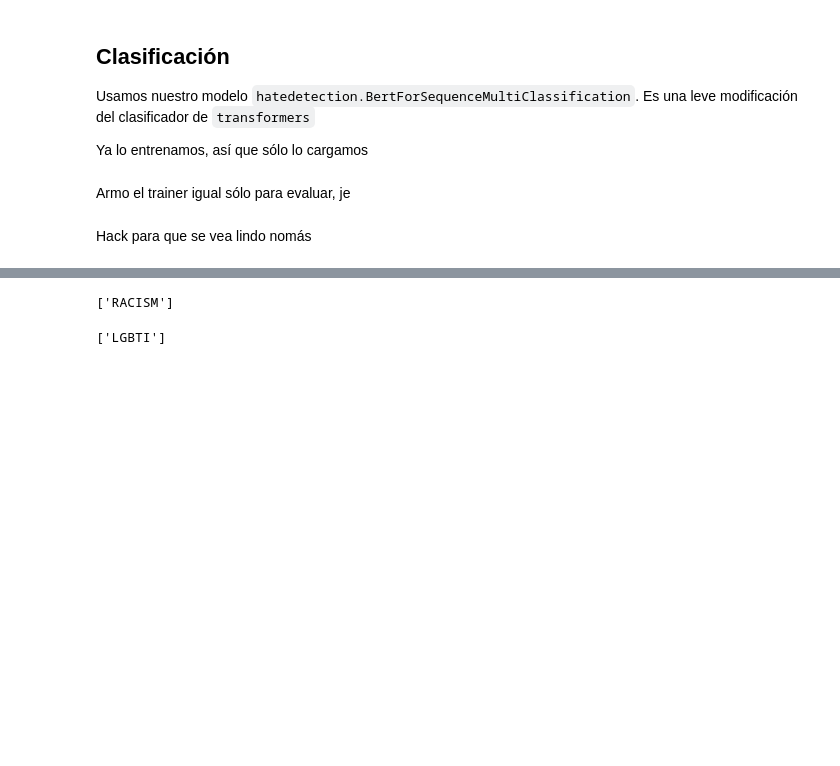
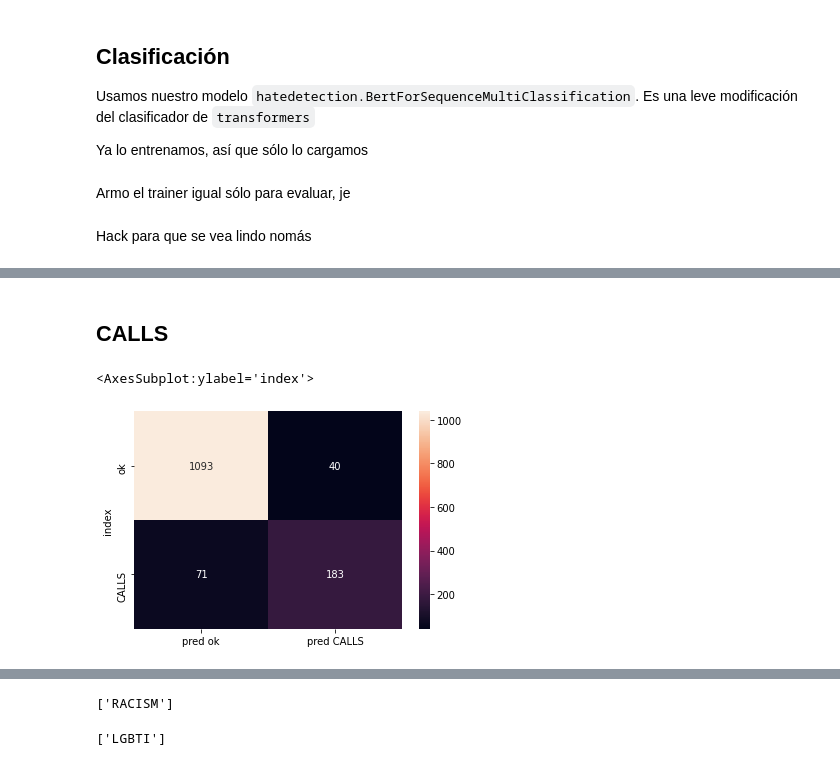
Before and after one commit to finiteautomata/contextualized-hatespeech-classification, a Jupyter notebook: notebooks/Base Multioutput Classifier.ipynb, the cells around one changed output, grey strips where cells are left out. Cells and saved outputs as stored; diff of their text form; code cells hidden in the pictures; blank space fills up the shorter version.

```diff
--- a/notebooks/Base Multioutput Classifier.ipynb
+++ b/notebooks/Base Multioutput Classifier.ipynb
@@ -215,0 +218,4 @@ df_results.T
+# %%
+pred_output = trainer.predict(dev_dataset)
+
+pred_output.predictions.shape
@@ -215,0 +275,35 @@ df_results.T
+# %% [markdown]
+## CALLS
+# %%
+import seaborn as sns
+from sklearn.metrics import confusion_matrix
+
+cat = "CALLS"
+pred_cat = "pred_" + cat
+
+cm = pd.DataFrame(
+    confusion_matrix(dev_df[cat], dev_df[pred_cat])
+)
+
+cm.columns = ["pred ok", "pred "+cat]
+
+cm["index"] = ["ok", cat]
+
+cm.set_index("index", inplace=True)
+
+normalized = cm
+#normalized = (cm - cm.mean(axis=0)) / cm.std(axis=0)
+
+
+false_negatives = dev_df.loc[((~dev_df[pred_cat]) & (dev_df[cat])) != 0]
+
+false_positives = dev_df.loc[((dev_df[pred_cat]) & (~dev_df[cat])) != 0]
+
+columns = ["text", "context", "tokenized_text"] + [pred_cat, cat]
+false_negatives = false_negatives[columns]
+false_positives = false_positives[columns]
+
+sns.heatmap(normalized, annot=cm, fmt="", robust=True)
+# %% [output]
+<AxesSubplot:ylabel='index'>
+[figure, added]
```
Also changed, not shown: parts of 13 cells of this notebook, 4 other files.
